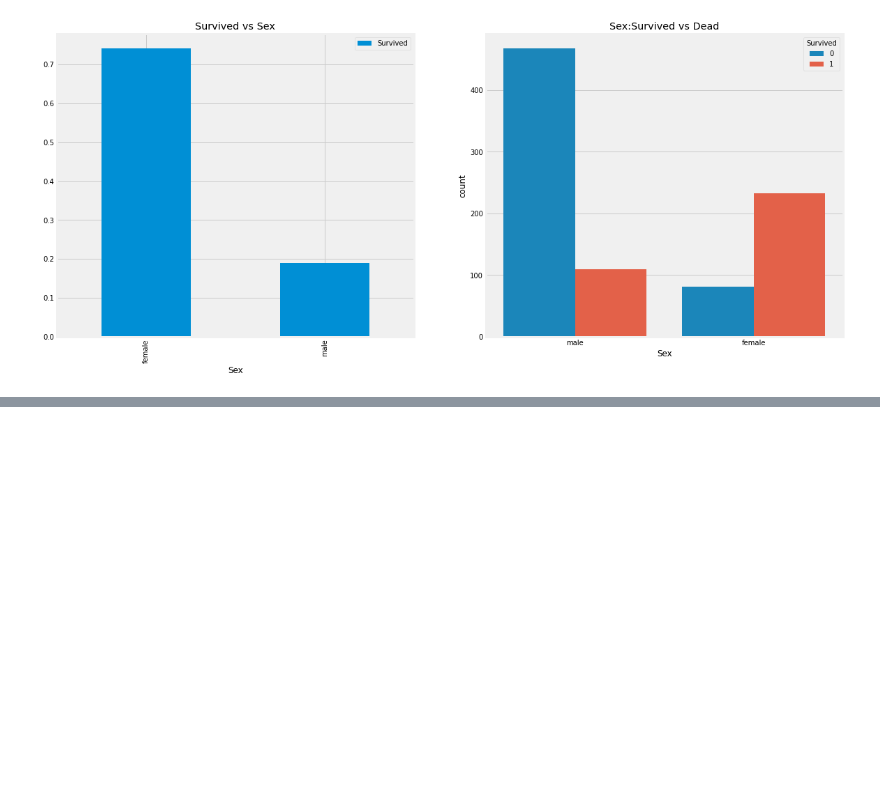
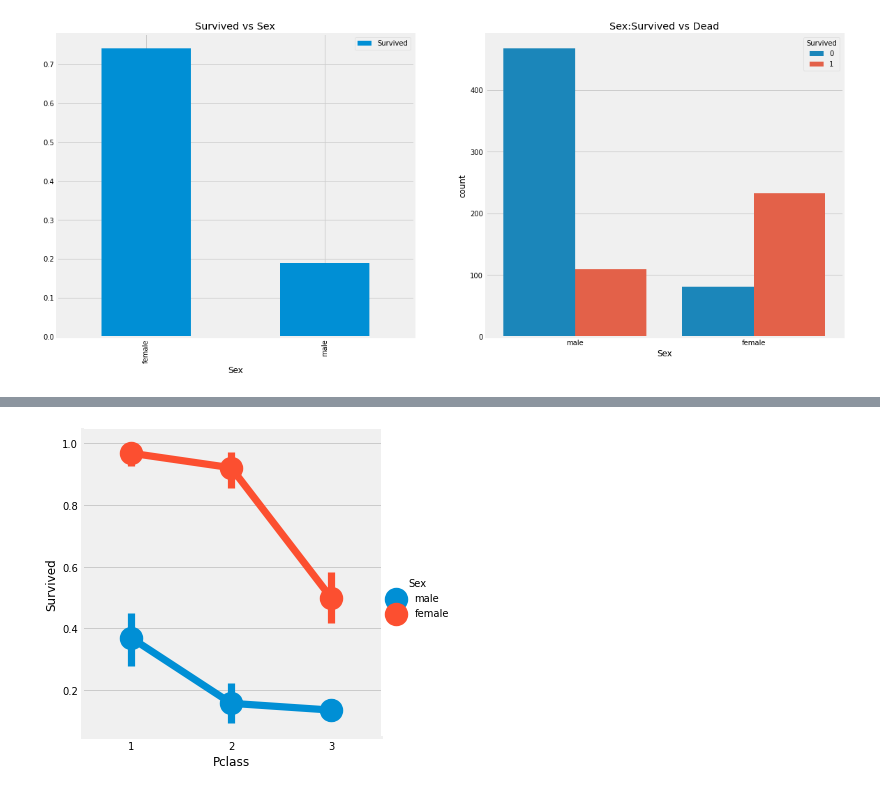
Before and after one commit to yunyunjin/Kaggle, a Jupyter notebook: eda-to-prediction-dietanic.ipynb, the cells around one changed output, grey strips where cells are left out. Saved outputs shown, nothing was run; the diff lists cells and outputs as text; code cells hidden in the pictures; blank space fills up the shorter version.

```diff
--- a/eda-to-prediction-dietanic.ipynb
+++ b/eda-to-prediction-dietanic.ipynb
@@ -74,0 +104,5 @@ plt.show()
+# %%
+sns.factorplot('Pclass','Survived', hue='Sex', data=data)
+plt.show()
+# %% [output]
+[figure, added]
```
Also changed, not shown: parts of 3 cells of this notebook.
